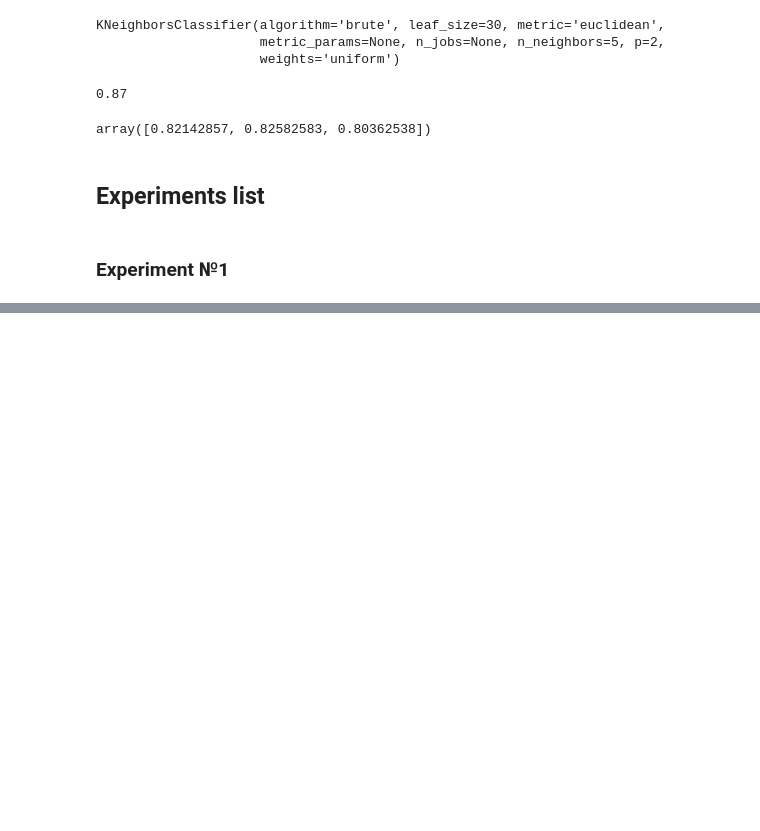
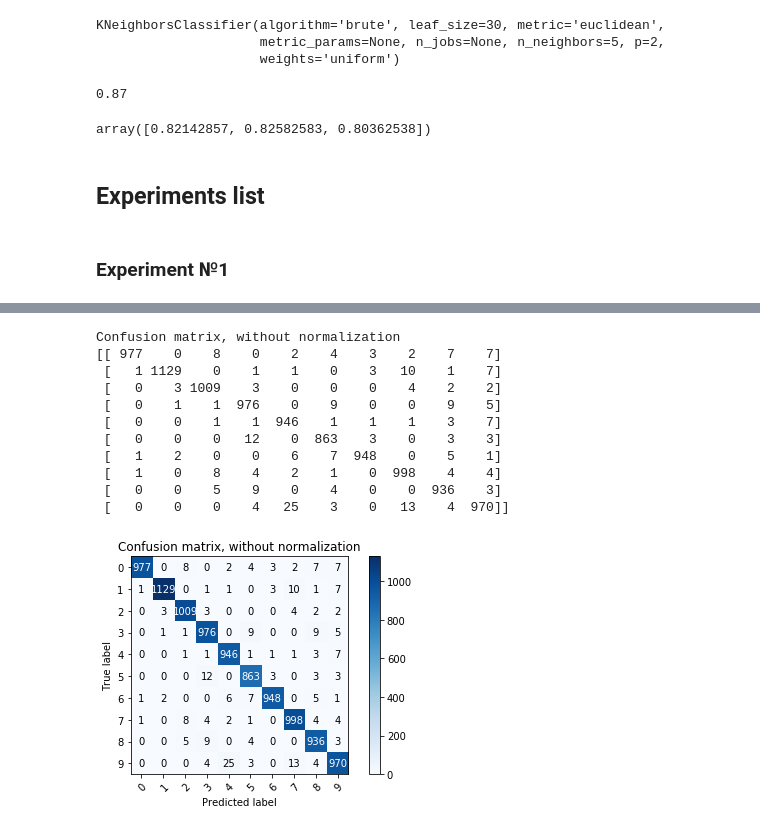
Before and after one commit to paniquex/ML_DS_practice, a Jupyter notebook: PRACTICUM/LAB_01/experiments.ipynb, the cells around one changed output, grey strips where cells are left out. Cells and saved outputs as stored; diff of their text form; code cells hidden in the pictures; blank space fills up the shorter version.

Commit message:
all tasks from contest were done! 4th Experiments were done

```diff
--- a/PRACTICUM/LAB_01/experiments.ipynb
+++ b/PRACTICUM/LAB_01/experiments.ipynb
@@ -499,0 +632,2 @@ test_data['data'][:, features_idxs].shape
+# %%
+best_model_params = experiment3_results.loc[best_model_params_idx]
@@ -499,0 +647,12 @@ test_data['data'][:, features_idxs].shape
+# %%
+knn_best = KNNClassifier(k=best_model_params['k_neighbors'],
+                         metric=best_model_params['metric'],
+                         strategy=best_model_params['strategy'],
+                         weights=best_model_params['weight']
+                        )
+# %%
+knn_best.fit(train_data['data'],
+             train_data['target']
+            )
+# %%
+preds = knn_best.predict(test_data['data'])
@@ -499,0 +728,16 @@ test_data['data'][:, features_idxs].shape
+# %%
+plot_confusion_matrix(preds.astype(int), test_data['target'].astype(int), classes=np.unique(test_data['target']))
+plt.show()
+# %% [output]
+Confusion matrix, without normalization
+[[ 977    0    8    0    2    4    3    2    7    7]
+ [   1 1129    0    1    1    0    3   10    1    7]
+ [   0    3 1009    3    0    0    0    4    2    2]
+ [   0    1    1  976    0    9    0    0    9    5]
+ [   0    0    1    1  946    1    1    1    3    7]
+ [   0    0    0   12    0  863    3    0    3    3]
+ [   1    2    0    0    6    7  948    0    5    1]
+ [   1    0    8    4    2    1    0  998    4    4]
+ [   0    0    5    9    0    4    0    0  936    3]
+ [   0    0    0    4   25    3    0   13    4  970]]
+[figure, added]
```
Also changed, not shown: parts of 32 cells of this notebook, 5 other files.
